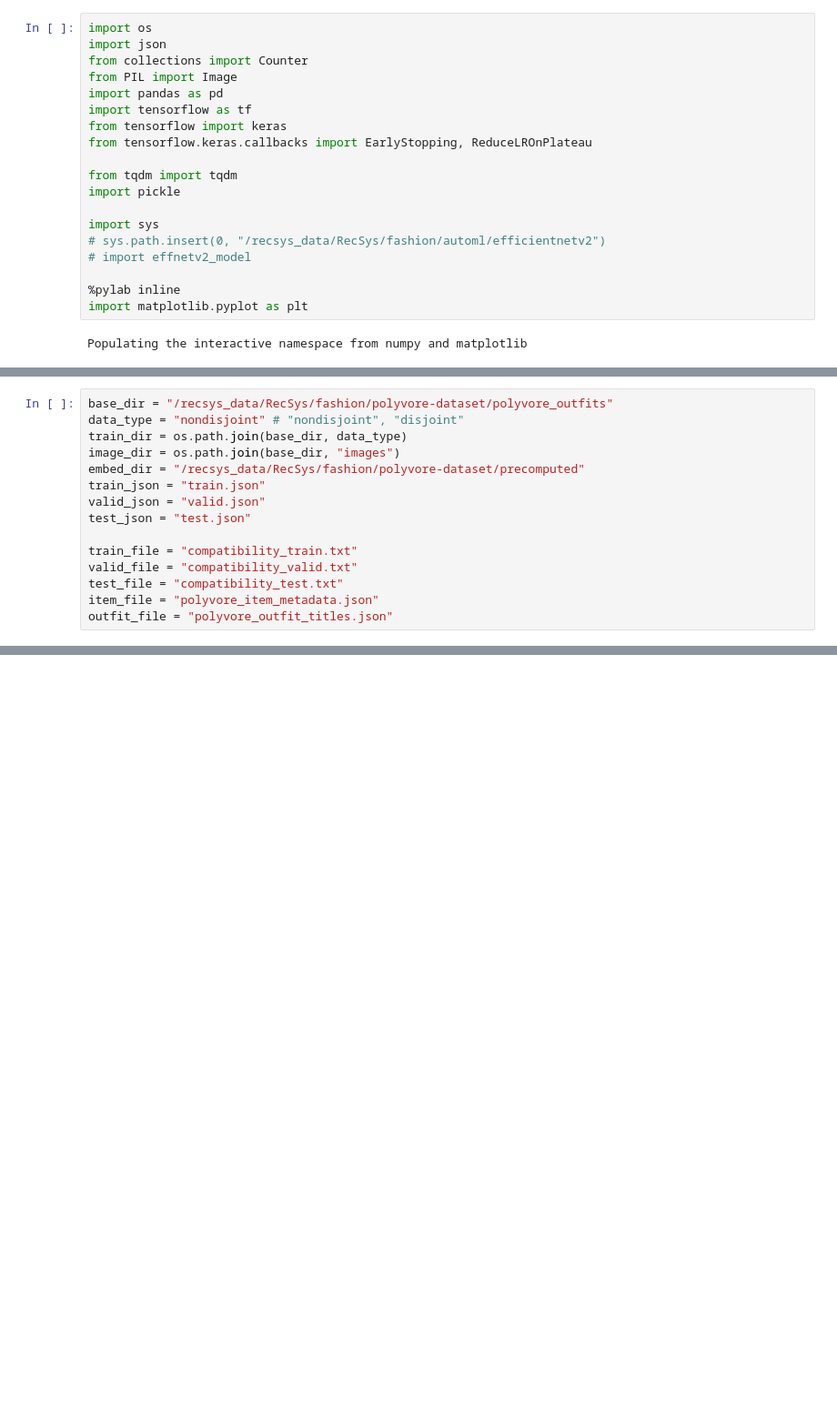
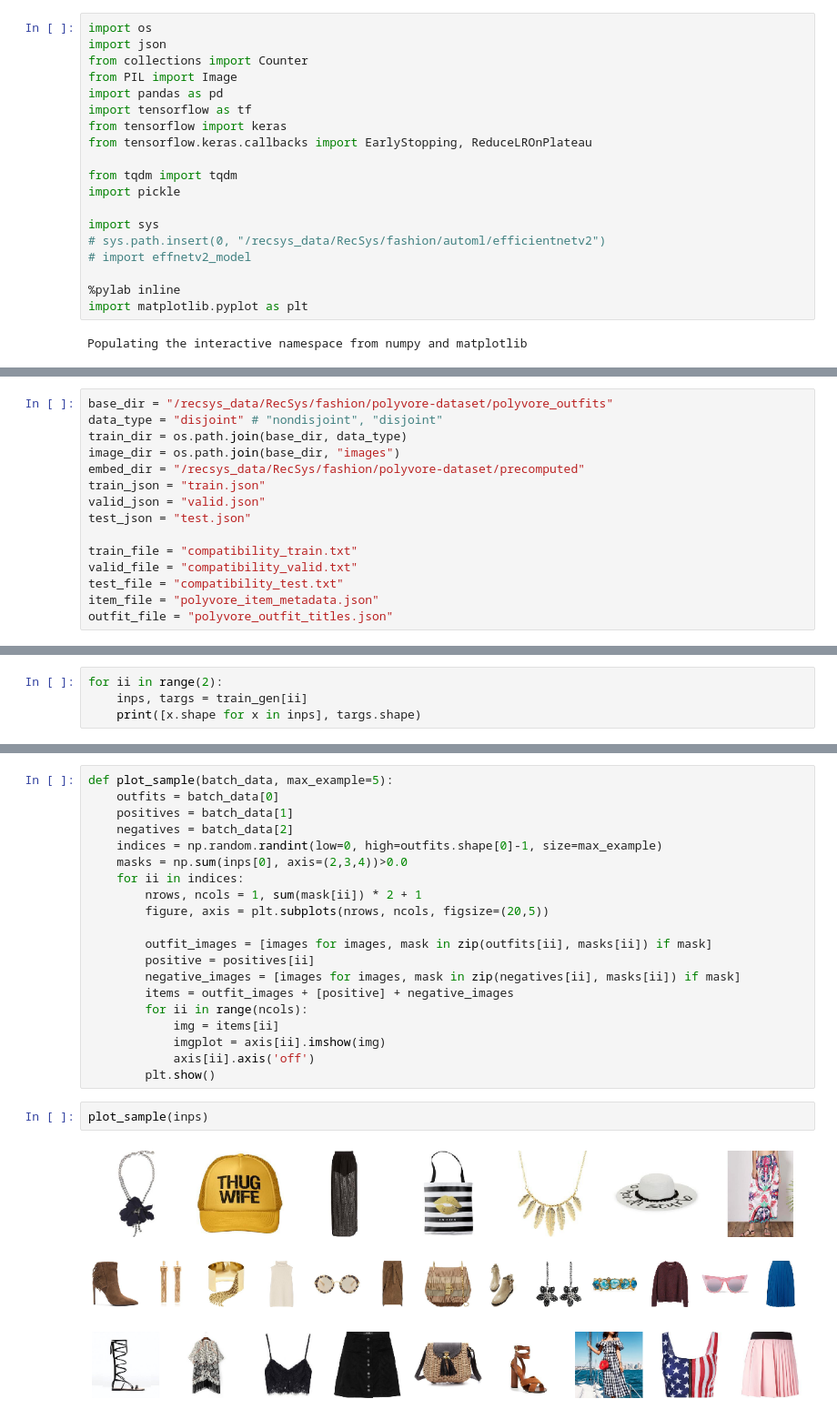
Before and after one commit to aeroabir/fashion_recommender, a Jupyter notebook: csa-net.ipynb, the cells around one changed output, grey strips where cells are left out. Shown at 91% size. Saved outputs shown, nothing was run; the diff lists cells and outputs as text; blank space fills up the shorter version.

```diff
--- a/csa-net.ipynb
+++ b/csa-net.ipynb
@@ -29,6 +33,6 @@ Populating the interactive namespace from numpy and matplotlib
 # %%
 base_dir = "/recsys_data/RecSys/fashion/polyvore-dataset/polyvore_outfits"
-data_type = "nondisjoint" # "nondisjoint", "disjoint"
+data_type = "disjoint" # "nondisjoint", "disjoint"
 train_dir = os.path.join(base_dir, data_type)
 image_dir = os.path.join(base_dir, "images")
 embed_dir = "/recsys_data/RecSys/fashion/polyvore-dataset/precomputed"
@@ -59,0 +103,4 @@ Total 53306, 5000, 10000 outfits in train, validation and test split, respective
+# %%
+for ii in range(2):
+    inps, targs = train_gen[ii]
+    print([x.shape for x in inps], targs.shape)
@@ -59,0 +150,26 @@ Total 53306, 5000, 10000 outfits in train, validation and test split, respective
+# %%
+def plot_sample(batch_data, max_example=5):
+    outfits = batch_data[0]
+    positives = batch_data[1]
+    negatives = batch_data[2]
+    indices = np.random.randint(low=0, high=outfits.shape[0]-1, size=max_example)
+    masks = np.sum(inps[0], axis=(2,3,4))>0.0
+    for ii in indices:
+        nrows, ncols = 1, sum(mask[ii]) * 2 + 1
+        figure, axis = plt.subplots(nrows, ncols, figsize=(20,5))
+
+        outfit_images = [images for images, mask in zip(outfits[ii], masks[ii]) if mask]
+        positive = positives[ii]
+        negative_images = [images for images, mask in zip(negatives[ii], masks[ii]) if mask]
+        items = outfit_images + [positive] + negative_images
+        for ii in range(ncols):
+            img = items[ii]
+            imgplot = axis[ii].imshow(img)
+            axis[ii].axis('off')
+        plt.show()
+# %%
+plot_sample(inps)
+# %% [output]
+[figure, added]
+[figure, added]
+[figure, added]
```
Also changed, not shown: parts of 21 cells of this notebook, 3 other files.
